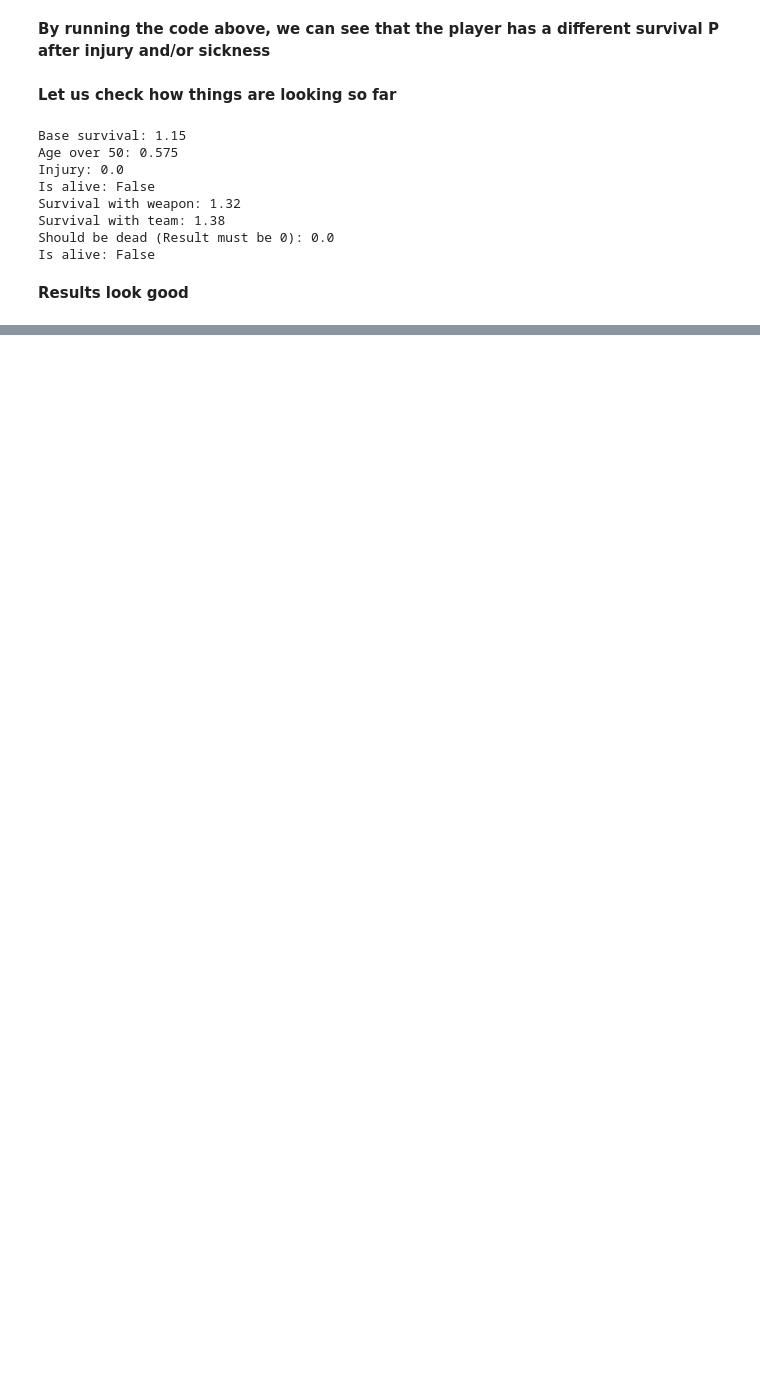
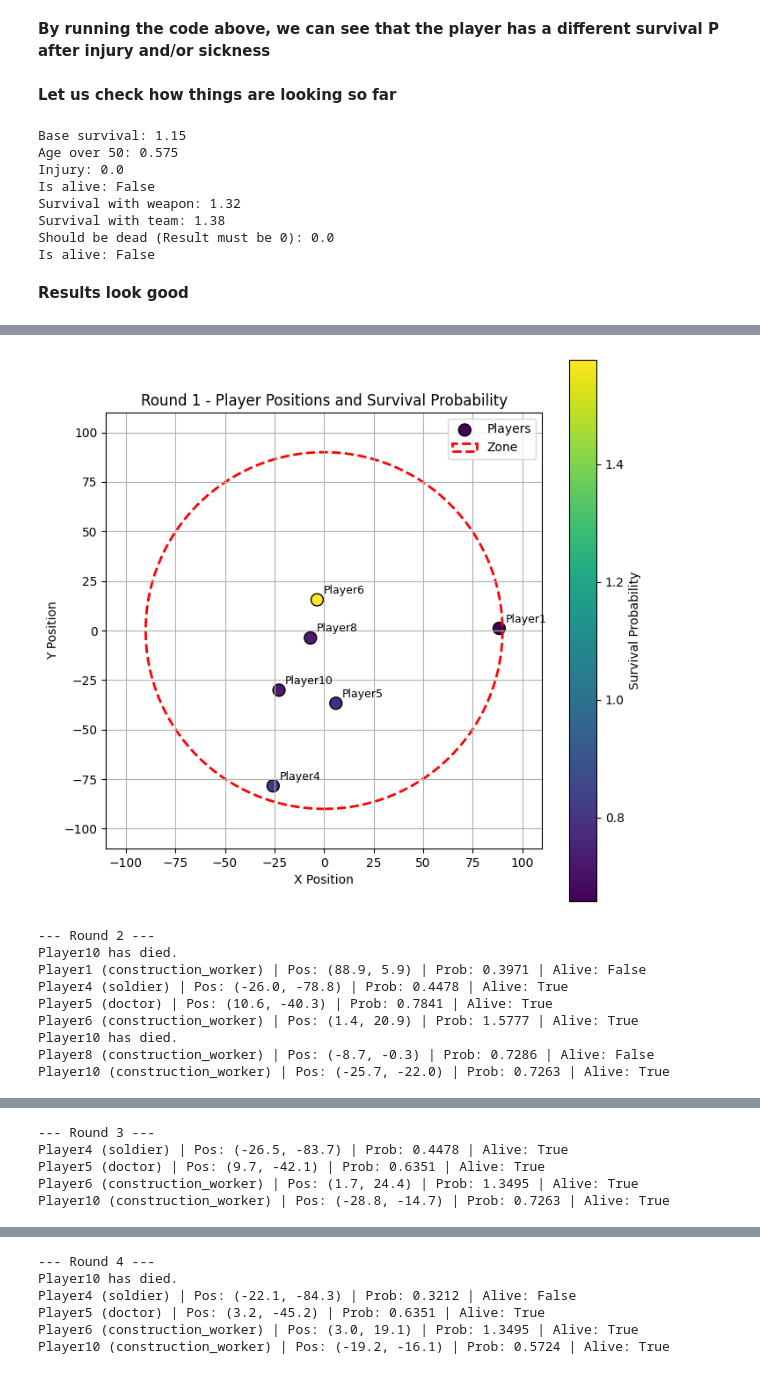
Before and after one commit to ViktorGeorgiev98/Battle_Royale_Survival_Rate, a Jupyter notebook: Battle_Rolay_Survival_Rate.ipynb, the cells around one changed output, grey strips where cells are left out. Saved outputs shown, nothing was run; the diff lists cells and outputs as text; code cells hidden in the pictures; blank space fills up the shorter version.

```diff
--- a/Battle_Rolay_Survival_Rate.ipynb
+++ b/Battle_Rolay_Survival_Rate.ipynb
@@ -676,6 +745,50 @@ def generate_random_players(num_players):
 # -----------------------
 # Run simulation
 # -----------------------
+# Plotting function
+def plot_players(players, round_num, zone):
+    """Plot the players' positions and survival probabilities with legend."""
+    plt.figure(figsize=(8, 8))
+
+    # Filter alive players
+    alive_players = [p for p in players if p.is_alive]
+
+    x_positions = [p.x for p in alive_players]
+    y_positions = [p.y for p in alive_players]
+    survival_probs = [p.get_survival_probability(zone) for p in alive_players]
+
+    # Plot players
+    scatter = plt.scatter(
+        x_positions,
+        y_positions,
+        c=survival_probs,
+        cmap='viridis',
+        s=100,
+        edgecolors='black',
+        label='Players'
+    )
+
+    # Annotate each point with the player's name
+    for player in alive_players:
+        plt.annotate(player.name, (player.x, player.y), textcoords="offset points", xytext=(5, 5), ha='left', fontsize=9)
+
+    # Plot zone as a circle
+    circle = plt.Circle((zone.center_x, zone.center_y), zone.radius, color='red', fill=False, linestyle='--', linewidth=2, label='Zone')
+    plt.gca().add_patch(circle)
+
+    # Colorbar and plot settings
+    plt.colorbar(scatter, label="Survival Probability")
+    plt.title(f"Round {round_num} - Player Positions and Survival Probability")
+    plt.xlabel("X Position")
+    plt.ylabel("Y Position")
+    plt.xlim(-110, 110)
+    plt.ylim(-110, 110)
+    plt.grid(True)
+    plt.legend()
+    plt.gca().set_aspect('equal', adjustable='box')
+    plt.show()
+
+
 zone = Zone()
 players = generate_random_players(10)
 
@@ -687,11 +800,21 @@ for p in players:
 for round_num in range(1, 6):
     print(f"\n--- Round {round_num} ---")
     zone.shrink()
+
+    # Update player status and move players
     for p in players:
         if p.is_alive:
             p.move()
             p.update_status()
             prob = p.get_survival_probability(zone)
-            print(f"{p.name} ({p.background}) | Pos: ({round(p.x,1)}, {round(p.y,1)}) | Prob: {prob} | Alive: {p.is_alive}")
+            # Probabilistic death check
+            # Probabilistic death check
+            if random.random() > prob:
+                p.is_alive = False
+                print(f"{player.name} has died.")
+            print(f"{p.name} ({p.background}) | Pos: ({round(p.x, 1)}, {round(p.y, 1)}) | Prob: {prob} | Alive: {p.is_alive}")
+
+    # Plot the players for the current round
+    plot_players(players, round_num, zone)
 # %% [output]
 --- Round 1 ---
@@ -713,0 +835,10 @@ Player10 (doctor) | Pos: (-45.5, -31.9) | Prob: 0.0 | Alive: False
+[figure, added]
+--- Round 2 ---
+Player10 has died.
+Player1 (construction_worker) | Pos: (88.9, 5.9) | Prob: 0.3971 | Alive: False
+Player4 (soldier) | Pos: (-26.0, -78.8) | Prob: 0.4478 | Alive: True
+Player5 (doctor) | Pos: (10.6, -40.3) | Prob: 0.7841 | Alive: True
+Player6 (construction_worker) | Pos: (1.4, 20.9) | Prob: 1.5777 | Alive: True
+Player10 has died.
+Player8 (construction_worker) | Pos: (-8.7, -0.3) | Prob: 0.7286 | Alive: False
+Player10 (construction_worker) | Pos: (-25.7, -22.0) | Prob: 0.7263 | Alive: True
@@ -713,0 +846,5 @@ Player10 (doctor) | Pos: (-45.5, -31.9) | Prob: 0.0 | Alive: False
+--- Round 3 ---
+Player4 (soldier) | Pos: (-26.5, -83.7) | Prob: 0.4478 | Alive: True
+Player5 (doctor) | Pos: (9.7, -42.1) | Prob: 0.6351 | Alive: True
+Player6 (construction_worker) | Pos: (1.7, 24.4) | Prob: 1.3495 | Alive: True
+Player10 (construction_worker) | Pos: (-28.8, -14.7) | Prob: 0.7263 | Alive: True
@@ -713,0 +852,6 @@ Player10 (doctor) | Pos: (-45.5, -31.9) | Prob: 0.0 | Alive: False
+--- Round 4 ---
+Player10 has died.
+Player4 (soldier) | Pos: (-22.1, -84.3) | Prob: 0.3212 | Alive: False
+Player5 (doctor) | Pos: (3.2, -45.2) | Prob: 0.6351 | Alive: True
+Player6 (construction_worker) | Pos: (3.0, 19.1) | Prob: 1.3495 | Alive: True
+Player10 (construction_worker) | Pos: (-19.2, -16.1) | Prob: 0.5724 | Alive: True
```
Also changed, not shown: parts of 9 cells of this notebook.
